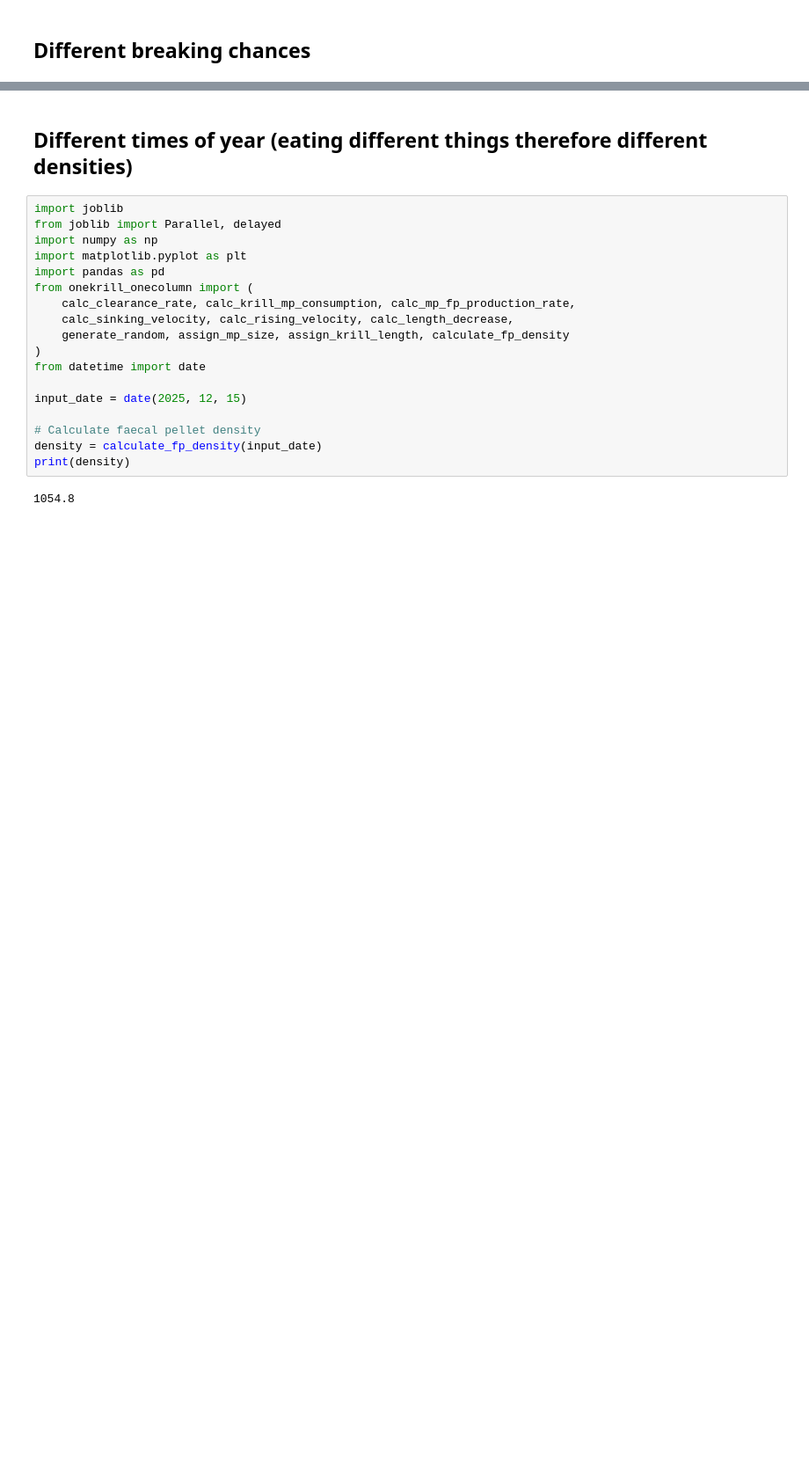
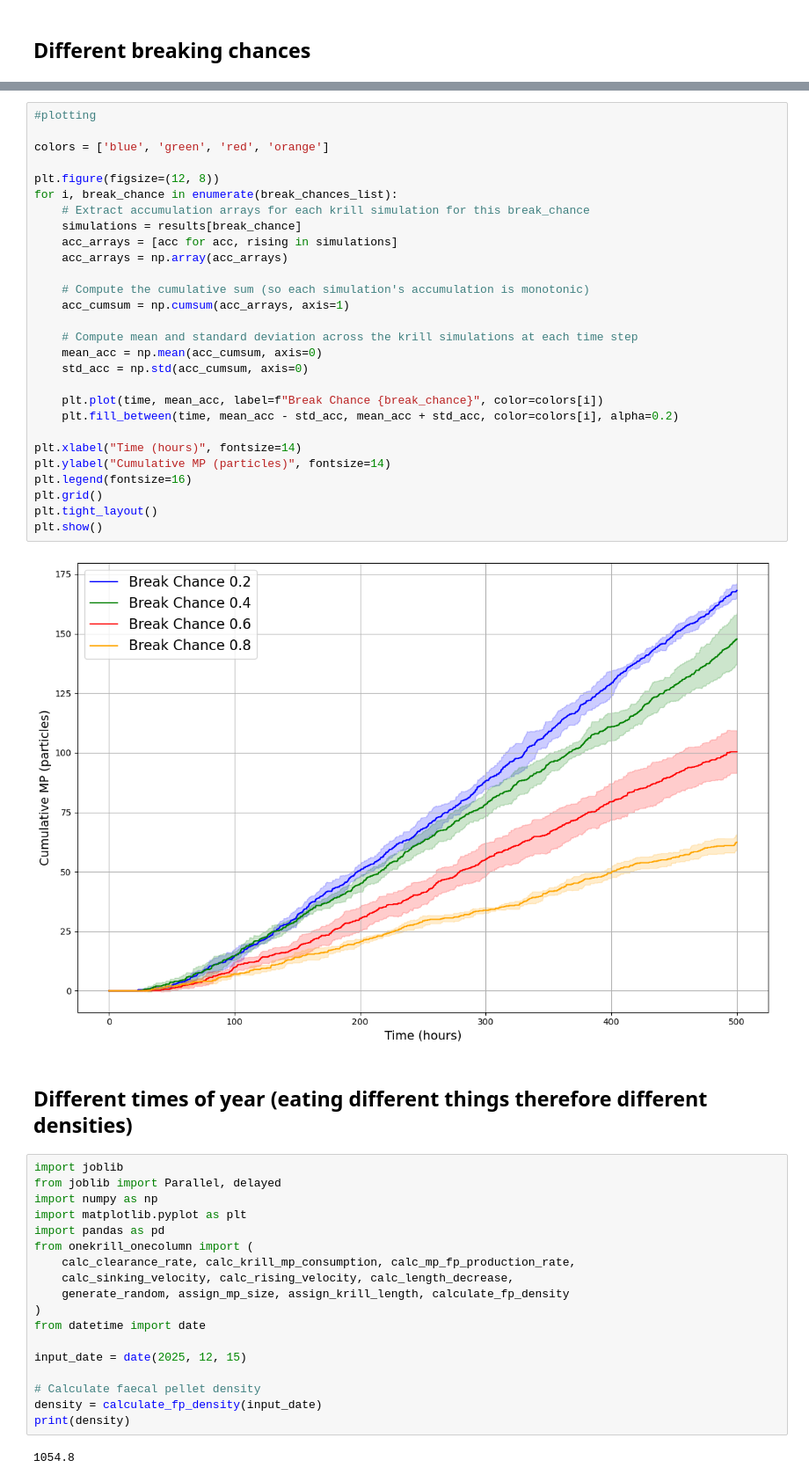
Before and after one commit to bethcandish/Antarctic_Krill, a Jupyter notebook: model_plots.ipynb, the cells around one changed output, grey strips where cells are left out. Shown at 88% size. Saved outputs shown, nothing was run; the diff lists cells and outputs as text; blank space fills up the shorter version.

```diff
--- a/model_plots.ipynb
+++ b/model_plots.ipynb
@@ -773,3 +889,33 @@ Average gradient of MP Accumulated at Surface for break chance 0.8: 5.3469652499
+# %%
+#plotting
+
+colors = ['blue', 'green', 'red', 'orange']
+
+plt.figure(figsize=(12, 8))
+for i, break_chance in enumerate(break_chances_list):
+    # Extract accumulation arrays for each krill simulation for this break_chance
+    simulations = results[break_chance]
+    acc_arrays = [acc for acc, rising in simulations]
+    acc_arrays = np.array(acc_arrays)
+
+    # Compute the cumulative sum (so each simulation's accumulation is monotonic)
+    acc_cumsum = np.cumsum(acc_arrays, axis=1)
+
+    # Compute mean and standard deviation across the krill simulations at each time step
+    mean_acc = np.mean(acc_cumsum, axis=0)
+    std_acc = np.std(acc_cumsum, axis=0)
+
+    plt.plot(time, mean_acc, label=f"Break Chance {break_chance}", color=colors[i])
+    plt.fill_between(time, mean_acc - std_acc, mean_acc + std_acc, color=colors[i], alpha=0.2)
+
+plt.xlabel("Time (hours)", fontsize=14)
+plt.ylabel("Cumulative MP (particles)", fontsize=14)
+plt.legend(fontsize=16)
+plt.grid()
+plt.tight_layout()
+plt.show()
+# %% [output]
+[figure, added]
 # %% [markdown]
 ## Different times of year (eating different things therefore different densities)
 # %%
```
Also changed, not shown: parts of 15 cells of this notebook, 3 other files.
